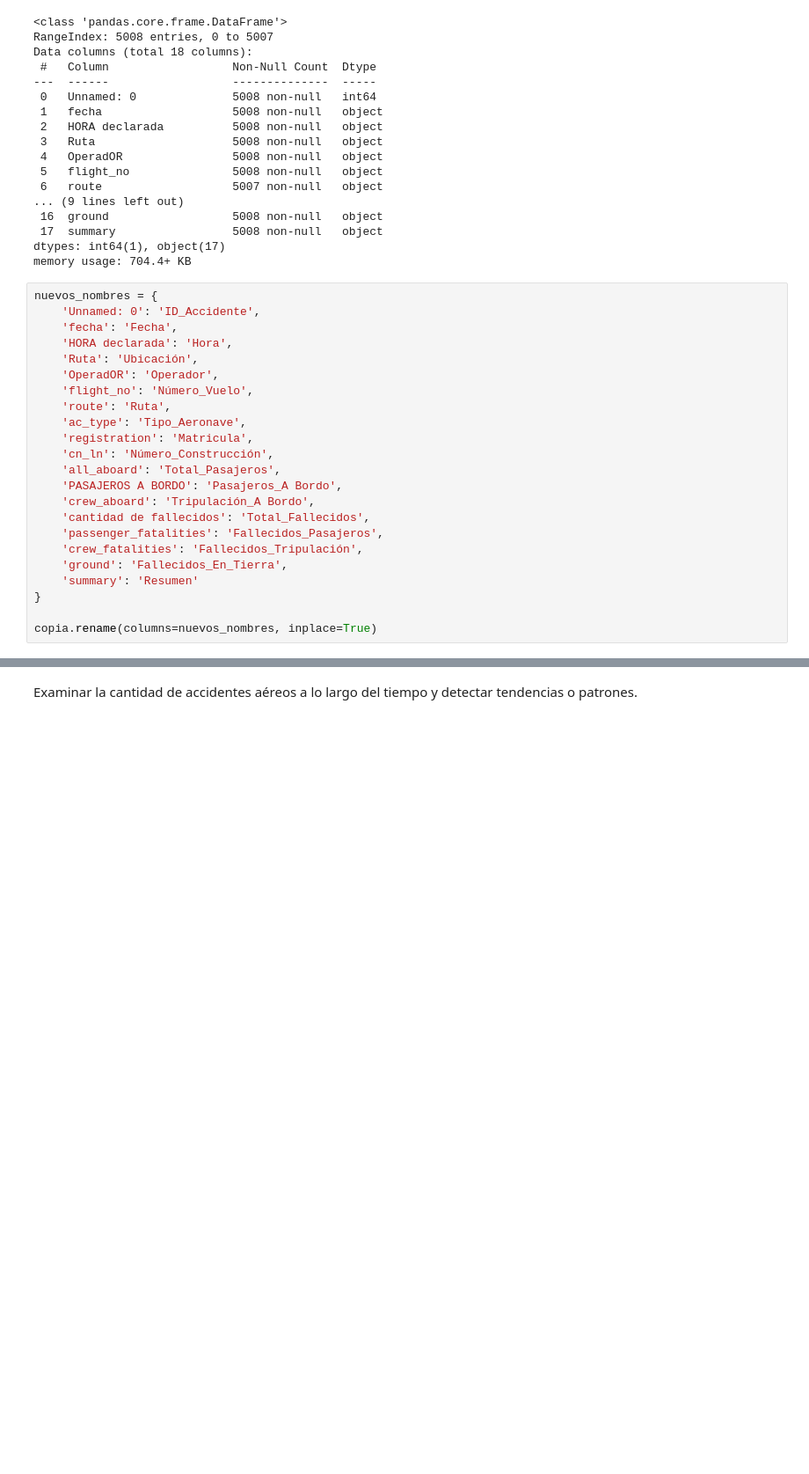
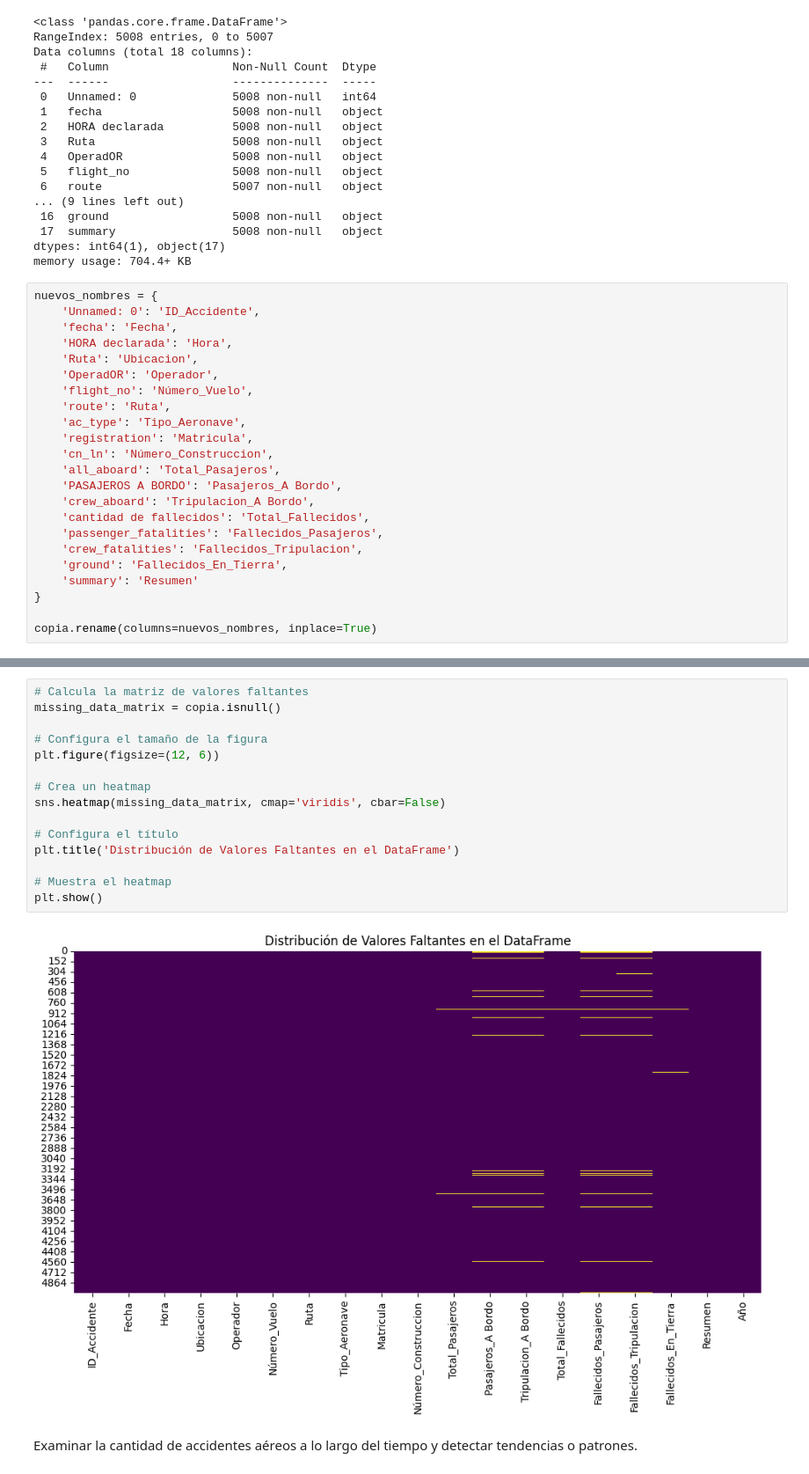
Before and after one commit to Hotcer/Analisis_Accidentes_Aereos_PowerBI, a Jupyter notebook: AnalisisAccidentesAereos_PowerBI.ipynb, the cells around one changed output, grey strips where cells are left out. Shown at 88% size. Cells and saved outputs as stored; diff of their text form; blank space fills up the shorter version.

```diff
--- a/AnalisisAccidentesAereos_PowerBI.ipynb
+++ b/AnalisisAccidentesAereos_PowerBI.ipynb
@@ -73,19 +73,19 @@ nuevos_nombres = {
     'Unnamed: 0': 'ID_Accidente',
     'fecha': 'Fecha',
     'HORA declarada': 'Hora',
-    'Ruta': 'Ubicación',
+    'Ruta': 'Ubicacion',
     'OperadOR': 'Operador',
     'flight_no': 'Número_Vuelo',
     'route': 'Ruta',
     'ac_type': 'Tipo_Aeronave',
     'registration': 'Matricula',
-    'cn_ln': 'Número_Construcción',
+    'cn_ln': 'Número_Construccion',
     'all_aboard': 'Total_Pasajeros',
     'PASAJEROS A BORDO': 'Pasajeros_A Bordo',
-    'crew_aboard': 'Tripulación_A Bordo',
+    'crew_aboard': 'Tripulacion_A Bordo',
     'cantidad de fallecidos': 'Total_Fallecidos',
     'passenger_fatalities': 'Fallecidos_Pasajeros',
-    'crew_fatalities': 'Fallecidos_Tripulación',
+    'crew_fatalities': 'Fallecidos_Tripulacion',
     'ground': 'Fallecidos_En_Tierra',
     'summary': 'Resumen'
 }
@@ -140,3 +170,20 @@ memory usage: 704.4+ KB
+# %%
+# Calcula la matriz de valores faltantes
+missing_data_matrix = copia.isnull()
+
+# Configura el tamaño de la figura
+plt.figure(figsize=(12, 6))
+
+# Crea un heatmap
+sns.heatmap(missing_data_matrix, cmap='viridis', cbar=False)
+
+# Configura el título
+plt.title('Distribución de Valores Faltantes en el DataFrame')
+
+# Muestra el heatmap
+plt.show()
+# %% [output]
+[figure, added]
 # %% [markdown]
 Examinar la cantidad de accidentes aéreos a lo largo del tiempo y detectar tendencias o patrones.
 # %%
```
Also changed, not shown: parts of 23 cells of this notebook, 3 other files.
